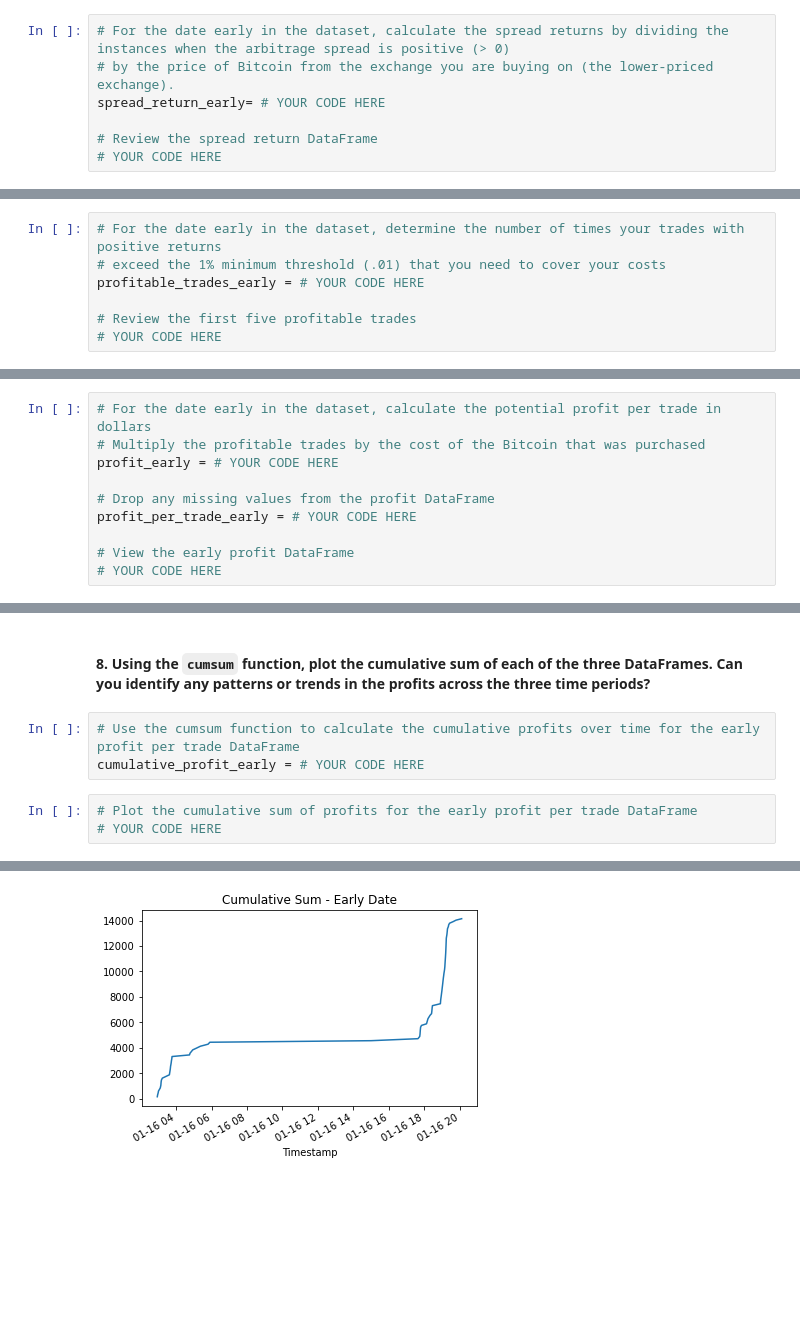
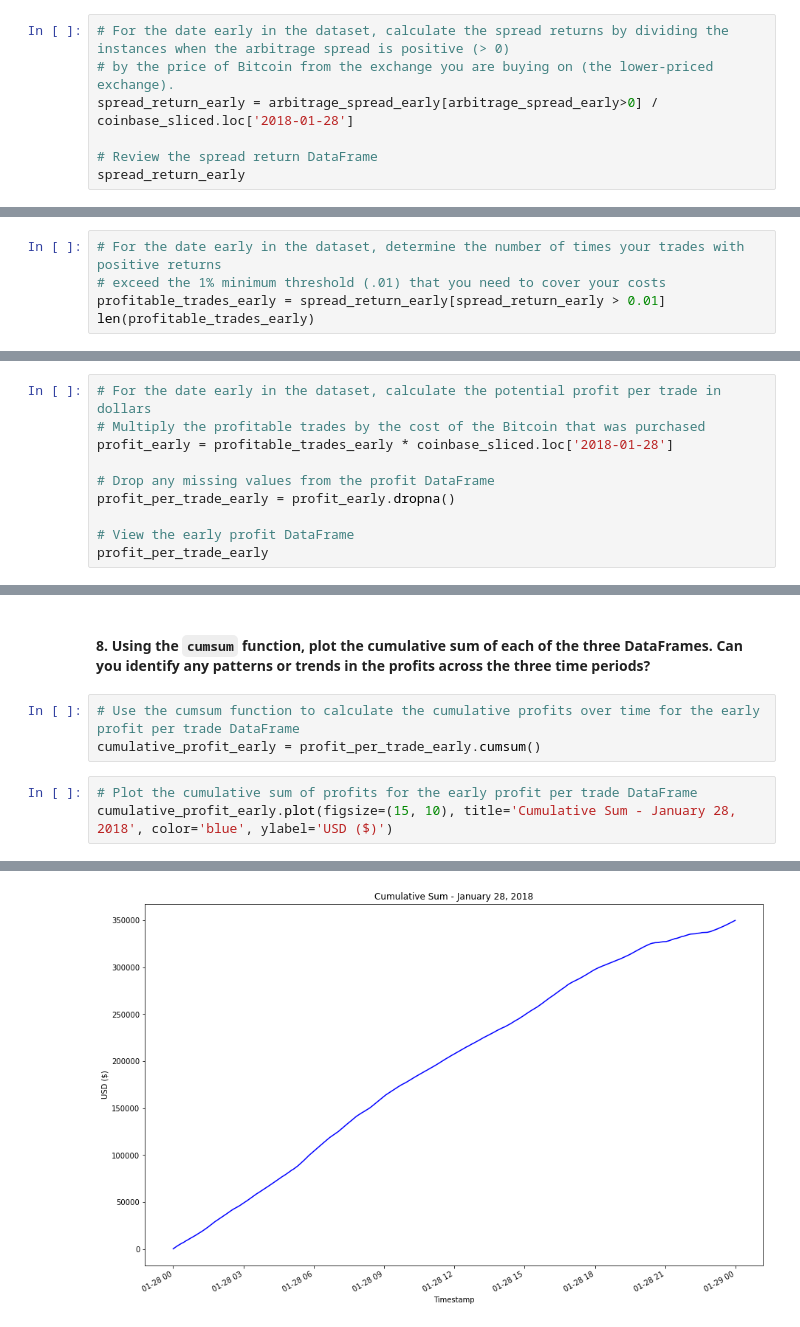
Before and after one commit to jpweldon/Module_3_Challenge, a Jupyter notebook: crypto_arbitrage.ipynb, the cells around one changed output, grey strips where cells are left out. Cells and saved outputs as stored; diff of their text form; blank space fills up the shorter version.

```diff
--- a/crypto_arbitrage.ipynb
+++ b/crypto_arbitrage.ipynb
@@ -577,9 +575,9 @@ Name: Close, dtype: float64
 # %%
 # For the date early in the dataset, calculate the spread returns by dividing the instances when the arbitrage spread is positive (> 0)
 # by the price of Bitcoin from the exchange you are buying on (the lower-priced exchange).
-spread_return_early= # YOUR CODE HERE
+spread_return_early = arbitrage_spread_early[arbitrage_spread_early>0] / coinbase_sliced.loc['2018-01-28']
 
 # Review the spread return DataFrame
-# YOUR CODE HERE
+spread_return_early
 # %% [output]
 Timestamp
@@ -594,8 +679,6 @@ Name: Close, dtype: float64
 # %%
 # For the date early in the dataset, determine the number of times your trades with positive returns
 # exceed the 1% minimum threshold (.01) that you need to cover your costs
-profitable_trades_early = # YOUR CODE HERE
-
-# Review the first five profitable trades
-# YOUR CODE HERE
+profitable_trades_early = spread_return_early[spread_return_early > 0.01]
+len(profitable_trades_early)
 # %% [output]
@@ -627,12 +779,12 @@ Name: Close, dtype: float64
 # %%
 # For the date early in the dataset, calculate the potential profit per trade in dollars
 # Multiply the profitable trades by the cost of the Bitcoin that was purchased
-profit_early = # YOUR CODE HERE
+profit_early = profitable_trades_early * coinbase_sliced.loc['2018-01-28']
 
 # Drop any missing values from the profit DataFrame
-profit_per_trade_early = # YOUR CODE HERE
+profit_per_trade_early = profit_early.dropna()
 
 # View the early profit DataFrame
-# YOUR CODE HERE
+profit_per_trade_early
 # %% [output]
 Timestamp
@@ -680,8 +910,8 @@ Name: Close, dtype: float64
 #### 8. Using the `cumsum` function, plot the cumulative sum of each of the three DataFrames. Can you identify any patterns or trends in the profits across the three time periods?
 # %%
 # Use the cumsum function to calculate the cumulative profits over time for the early profit per trade DataFrame
-cumulative_profit_early = # YOUR CODE HERE
+cumulative_profit_early = profit_per_trade_early.cumsum()
 # %%
 # Plot the cumulative sum of profits for the early profit per trade DataFrame
-# YOUR CODE HERE
+cumulative_profit_early.plot(figsize=(15, 10), title='Cumulative Sum - January 28, 2018', color='blue', ylabel='USD ($)')
 # %% [output]
@@ -689 +919 @@ cumulative_profit_early = # YOUR CODE HERE
-[figure, old version]
+[figure, new version]
```
Also changed, not shown: parts of 43 cells of this notebook, 1 other file.
